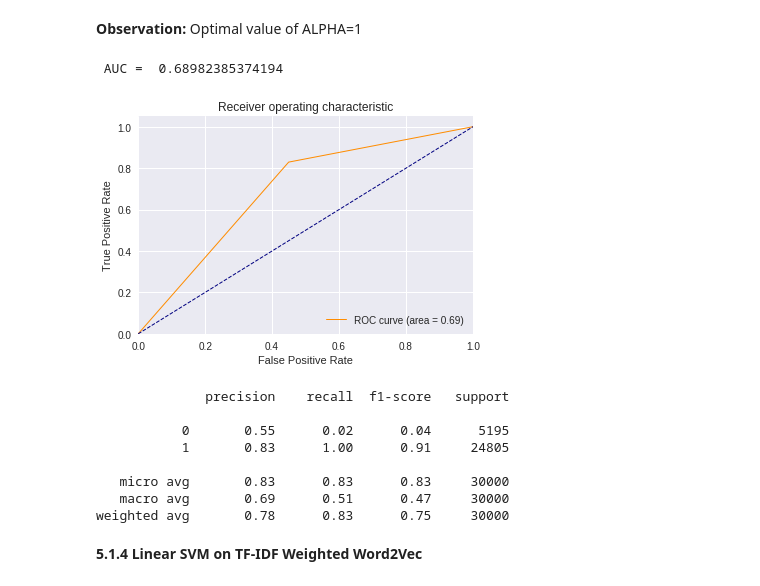
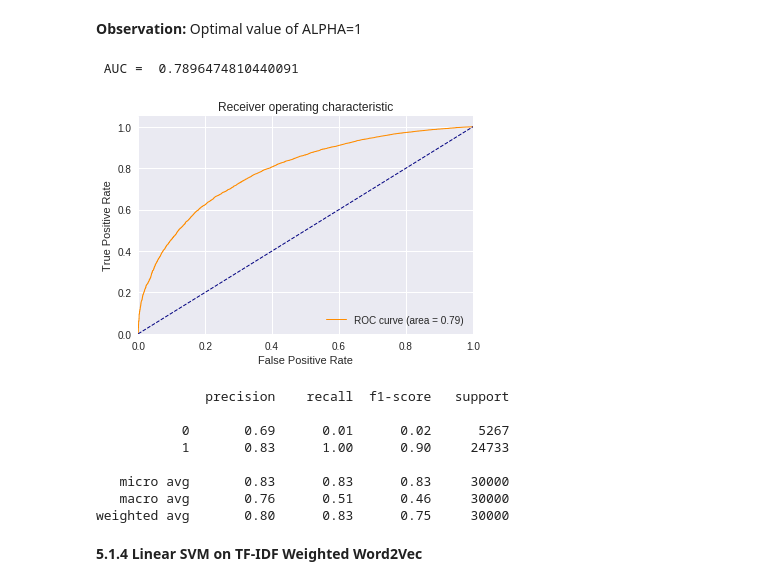
Before and after one commit to mitesh98/Amazon-Fine-Food-Review, a Jupyter notebook: SVM.ipynb, the cells around one changed output. Drawn from its saved outputs; the diff is of its cells as text; code cells hidden in the pictures.

```diff
--- a/SVM.ipynb
+++ b/SVM.ipynb
@@ -984,8 +1040,8 @@ while(alpha<=10000):
   calibarator.fit(train_tfidf,y_train)
 
   #For Train Curve
-  y_predict_training=calibarator.predict(train_tfidf)
-  fpr,tpr,thresholds=roc_curve(y_predict_training,y_train)
+  y_predict_training=calibarator.predict_proba(train_tfidf)[:,1]
+  fpr,tpr,thresholds=roc_curve(y_train,y_predict_training)
   if(not np.isnan(metrics.auc(fpr,tpr))):
     Alpha_training.append(math.ceil(math.log(alpha,10)))
     AUC_score_training.append(metrics.auc(fpr,tpr))
@@ -995,8 +1051,8 @@ while(alpha<=10000):
   clf.fit(train_tfidf,y_train)
   calibarator=CalibratedClassifierCV(clf,cv='prefit',method='sigmoid')
   calibarator.fit(train_tfidf,y_train)
-  y_predict_cv=calibarator.predict(cv_tfidf)
-  fpr,tpr,thresholds=roc_curve(y_predict_cv,y_cv)
+  y_predict_cv=calibarator.predict_proba(cv_tfidf)[:,1]
+  fpr,tpr,thresholds=roc_curve(y_cv,y_predict_cv)
   if(not np.isnan(metrics.auc(fpr,tpr))):
     Alpha_cv.append(math.ceil(math.log(alpha,10)))
     AUC_score_cv.append(metrics.auc(fpr,tpr))
@@ -1009,17 +1081,14 @@ Alpha=  0.0001   0.8548126425949726
 # %% [markdown]
 **Observation :** Optimal Value of ALPHA=10^-2
-# %%
-#For Optimal on test data
-tfidf_vector=TfidfVectorizer()
-Train_tfidf=tfidf_vector.fit_transform(Train_data)
-test_tfidf=tfidf_vector.transform(test_data)
 # %%
 clf = SGDClassifier(loss='hinge',alpha=0.001, penalty='l2')
 clf.fit(Train_tfidf,y_Train)
-y_pred=clf.predict(test_tfidf)
+calibarator=CalibratedClassifierCV(clf,cv='prefit',method='sigmoid')
+calibarator.fit(Train_tfidf,y_Train)
+y_pred=calibarator.predict_proba(test_tfidf)[:,1]
  #Drawing ROC curve
-fpr, tpr, thresholds = roc_curve(y_pred, y_test)
-roc_auc = auc(fpr, tpr)
+fpr, tpr, thresholds = roc_curve(y_test,y_pred)
+roc_auc = metrics.auc(fpr, tpr)
 print(' AUC = ',metrics.auc(fpr, tpr))
 plt.figure()
 plt.plot(fpr, tpr, color='darkorange', lw=1, label='ROC curve (area = %0.2f)' % roc_auc)
@@ -1031,6 +1100,4 @@ plt.ylabel('True Positive Rate')
 plt.title('Receiver operating characteristic')
 plt.legend(loc="lower right")
 plt.show()
-print("\n\n")
-print(metrics.classification_report(y_test,y_pred))
 # %% [output]
@@ -1124,8 +1196,8 @@ while(alpha<=10000):
   calibarator.fit(sent_vectors,y_train)
 
   #For Train Curve
-  y_predict_training=calibarator.predict(sent_vectors)
-  fpr,tpr,thresholds=roc_curve(y_predict_training,y_train)
+  y_predict_training=calibarator.predict_proba(sent_vectors)[:,1]
+  fpr,tpr,thresholds=roc_curve(y_train,y_predict_training)
   if(not np.isnan(metrics.auc(fpr,tpr))):
     Alpha_training.append(math.ceil(math.log(alpha,10)))
     AUC_score_training.append(metrics.auc(fpr,tpr))
@@ -1135,8 +1207,8 @@ while(alpha<=10000):
   clf.fit(sent_vectors,y_train)
   calibarator=CalibratedClassifierCV(clf,cv='prefit',method='sigmoid')
   calibarator.fit(sent_vectors,y_train)
-  y_predict_cv=calibarator.predict(sent_vectors_cv)
-  fpr,tpr,thresholds=roc_curve(y_predict_cv,y_cv)
+  y_predict_cv=calibarator.predict_proba(sent_vectors_cv)[:,1]
+  fpr,tpr,thresholds=roc_curve(y_cv,y_predict_cv)
   if(not np.isnan(metrics.auc(fpr,tpr))):
     Alpha_cv.append(math.ceil(math.log(alpha,10)))
     AUC_score_cv.append(metrics.auc(fpr,tpr))
@@ -1171,34 +1249,39 @@ plt.show()
 # %%
 clf = SGDClassifier(loss='hinge',alpha=0.01, penalty='l2')
 clf.fit(sent_vectors,y_train)
-y_pred=clf.predict(sent_vectors_test)
+calibarator=CalibratedClassifierCV(clf,cv='prefit',method='sigmoid')
+calibarator.fit(sent_vectors,y_train)
+y_pred=calibarator.predict_proba(sent_vectors_test)[:,1]
  #Drawing ROC curve
-fpr, tpr, thresholds = roc_curve(y_pred, y_test)
-roc_auc = auc(fpr, tpr)
+fpr, tpr, thresholds = roc_curve(y_test,y_pred)
+roc_auc = metrics.auc(fpr, tpr)
 print(' AUC = ',metrics.auc(fpr, tpr))
 plt.figure()
 plt.plot(fpr, tpr, color='darkorange', lw=1, label='ROC curve (area = %0.2f)' % roc_auc)
 plt.plot([0, 1], [0, 1], color='navy', lw=1, linestyle='--')
 plt.xlim([0.0, 1.0])
 plt.ylim([0.0, 1.05])
 plt.xlabel('False Positive Rate')
 plt.ylabel('True Positive Rate')
 plt.title('Receiver operating characteristic')
 plt.legend(loc="lower right")
 plt.show()
-print("\n\n")
-print(metrics.classification_report(y_test,y_pred))
 # %% [output]
- AUC =  0.68982385374194
+ AUC =  0.7896474810440091
-[figure, old version]
+[figure, new version]
-              precision    recall  f1-score   support
-
-           0       0.55      0.02      0.04      5195
-           1       0.83      1.00      0.91     24805
-
-   micro avg       0.83      0.83      0.83     30000
-   macro avg       0.69      0.51      0.47     30000
-weighted avg       0.78      0.83      0.75     30000
+# %%
+#Confusion_Metrices
+y_pred=clf.predict(sent_vectors_test)
+print(metrics.classification_report(y_test,y_pred))
+# %% [output]
+              precision    recall  f1-score   support
+
+           0       0.69      0.01      0.02      5267
+           1       0.83      1.00      0.90     24733
+
+   micro avg       0.83      0.83      0.83     30000
+   macro avg       0.76      0.51      0.46     30000
+weighted avg       0.80      0.83      0.75     30000
 # %% [markdown]
 **5.1.4 Linear SVM on TF-IDF Weighted Word2Vec**
 # %%
```
Also changed, not shown: parts of 58 cells of this notebook.
